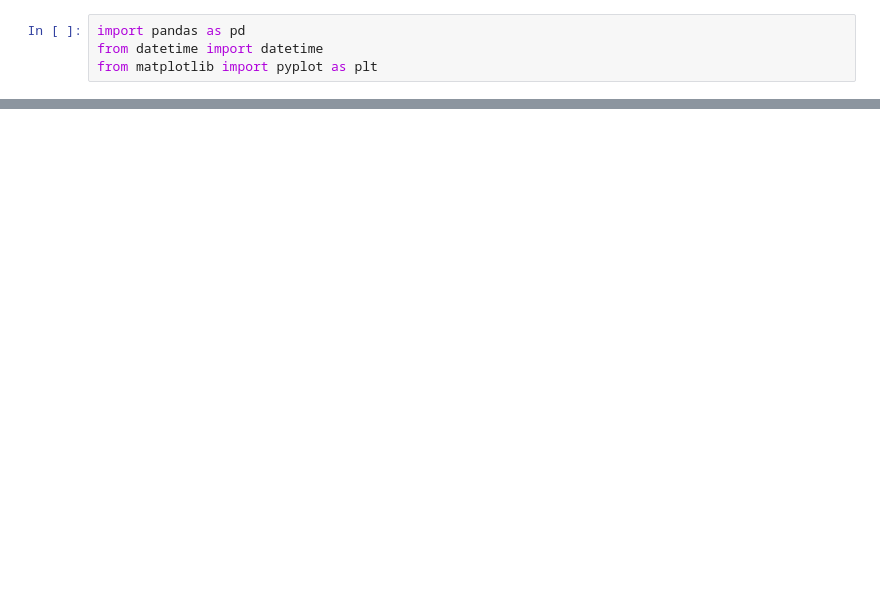
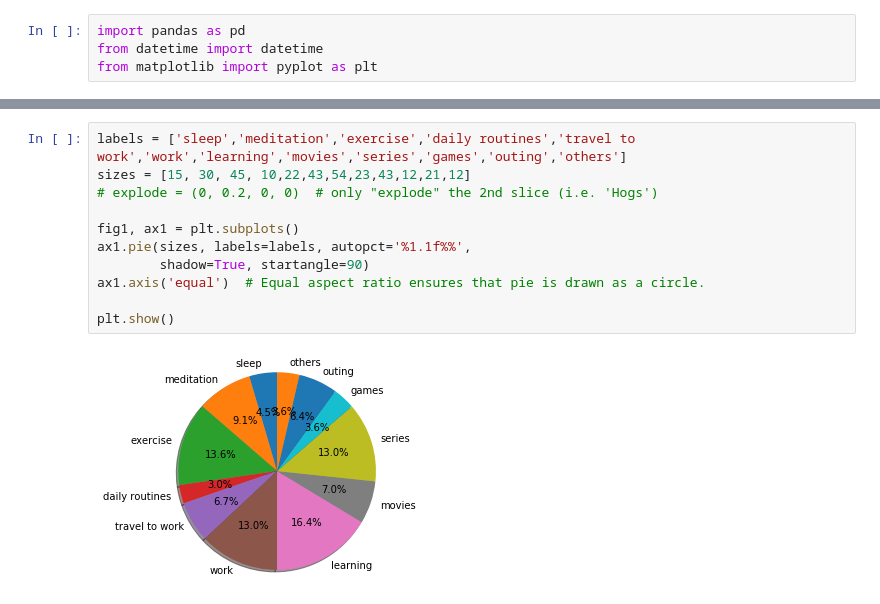
Before and after one commit to ranjithkumarmadhavan/python, a Jupyter notebook: Projects/app/Self analyser/analyser.ipynb, the cells around one changed output, grey strips where cells are left out. Cells and saved outputs as stored; diff of their text form; blank space fills up the shorter version.

```diff
--- a/Projects/app/Self analyser/analyser.ipynb
+++ b/Projects/app/Self analyser/analyser.ipynb
@@ -48,0 +21,13 @@ TypeError: only size-1 arrays can be converted to Python scalars
+# %%
+labels = ['sleep','meditation','exercise','daily routines','travel to work','work','learning','movies','series','games','outing','others']
+sizes = [15, 30, 45, 10,22,43,54,23,43,12,21,12]
+# explode = (0, 0.2, 0, 0)  # only "explode" the 2nd slice (i.e. 'Hogs')
+
+fig1, ax1 = plt.subplots()
+ax1.pie(sizes, labels=labels, autopct='%1.1f%%',
+        shadow=True, startangle=90)
+ax1.axis('equal')  # Equal aspect ratio ensures that pie is drawn as a circle.
+
+plt.show()
+# %% [output]
+[figure, added]
```
Also changed, not shown: parts of 15 cells of this notebook, 4 other files.
